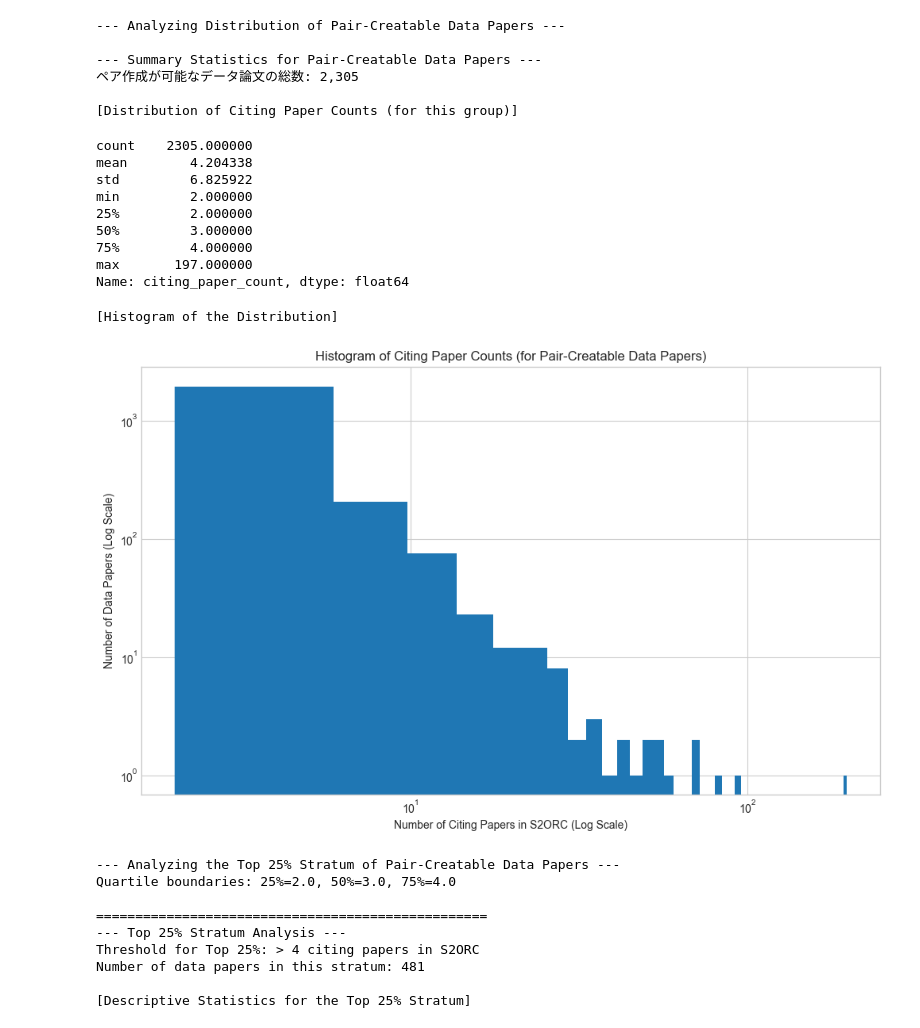
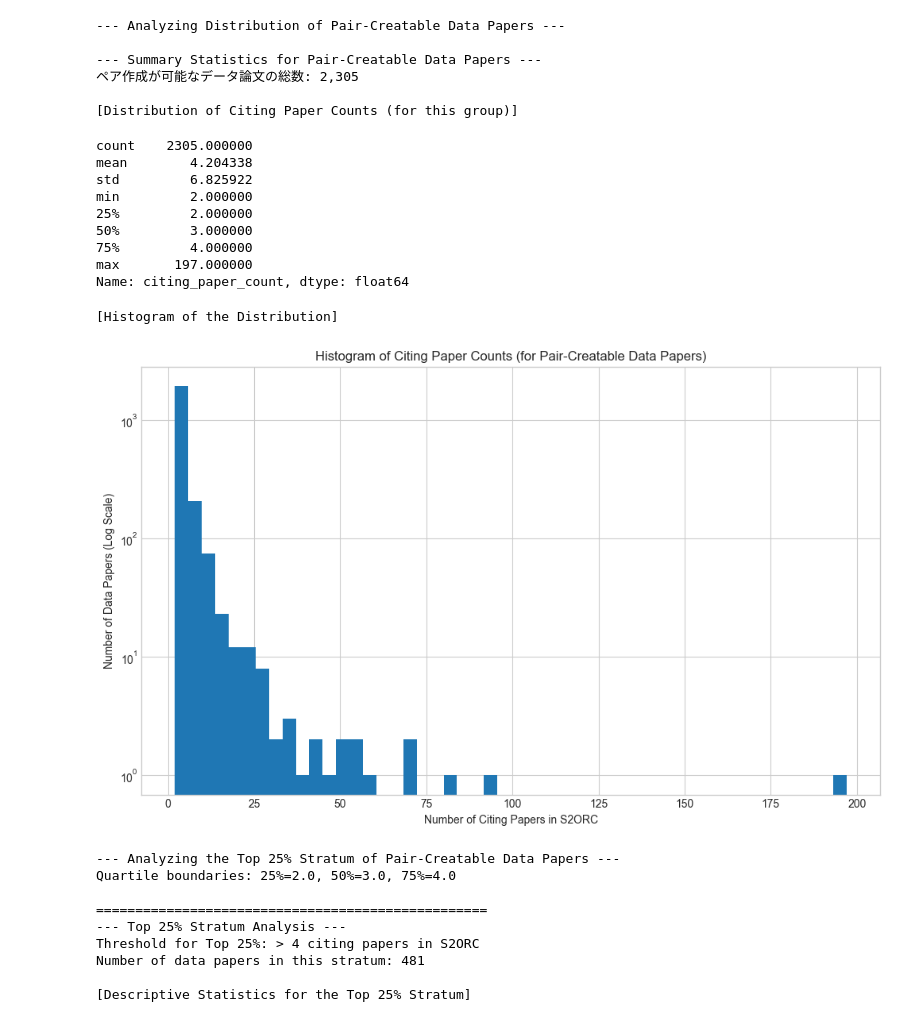
Before and after one commit to ku6kaw/S2ORCRanker, a Jupyter notebook: notebooks/04e_datapaper_citation_distribution.ipynb, the cells around one changed output. Drawn from its saved outputs; the diff is of its cells as text; code cells hidden in the pictures.

```diff
--- a/notebooks/04e_datapaper_citation_distribution.ipynb
+++ b/notebooks/04e_datapaper_citation_distribution.ipynb
@@ -62,39 +62,39 @@ def analyze_pair_creatable_distribution():
             plt.figure(figsize=(12, 7))
 
             # データがまだ偏っている可能性を考慮し、対数スケールを使用
-            plt.hist(df_counts['citing_paper_count'], bins=50, log=True)
+            plt.hist(df_counts['citing_paper_count'], bins=50)
 
             plt.title('Histogram of Citing Paper Counts (for Pair-Creatable Data Papers)')
-            plt.xlabel('Number of Citing Papers in S2ORC (Log Scale)')
+            plt.xlabel('Number of Citing Papers in S2ORC')
             plt.ylabel('Number of Data Papers (Log Scale)')
-            plt.xscale('log')
+            plt.yscale('log')
 
             print("\n[Histogram of the Distribution]")
             plt.show()
 
     except Exception as e:
         print(f"💥 An error occurred: {e}")
 
 # --- 実行 ---
 analyze_pair_creatable_distribution()
 # %% [output]
 --- Analyzing Distribution of Pair-Creatable Data Papers ---
 
 --- Summary Statistics for Pair-Creatable Data Papers ---
 ペア作成が可能なデータ論文の総数: 2,305
 
 [Distribution of Citing Paper Counts (for this group)]
 count    2305.000000
 mean        4.204338
 std         6.825922
 min         2.000000
 25%         2.000000
 50%         3.000000
 75%         4.000000
 max       197.000000
 Name: citing_paper_count, dtype: float64
 [Histogram of the Distribution]
-[figure, old version]
+[figure, new version]
 # %%
 import pandas as pd
 import sqlite3
```
Also changed, not shown: 6 other files.
